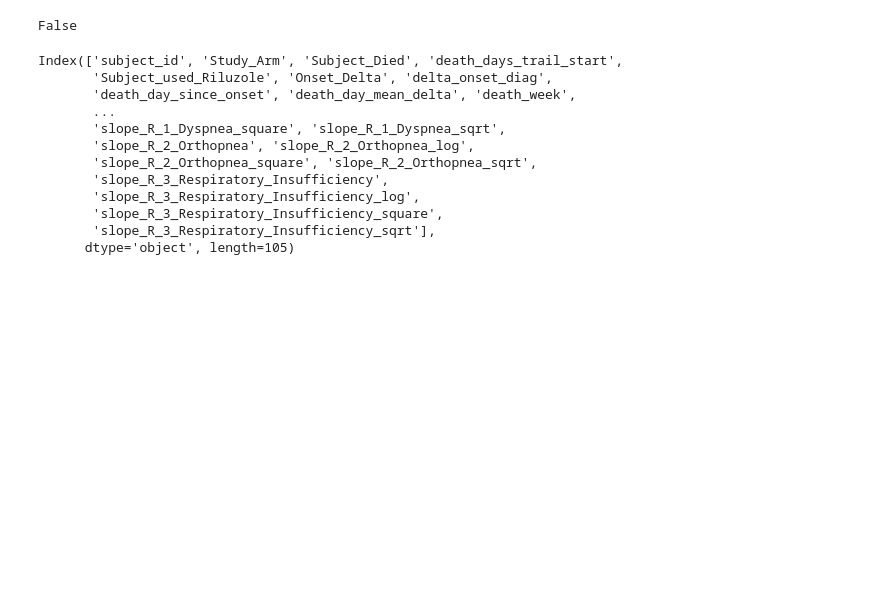
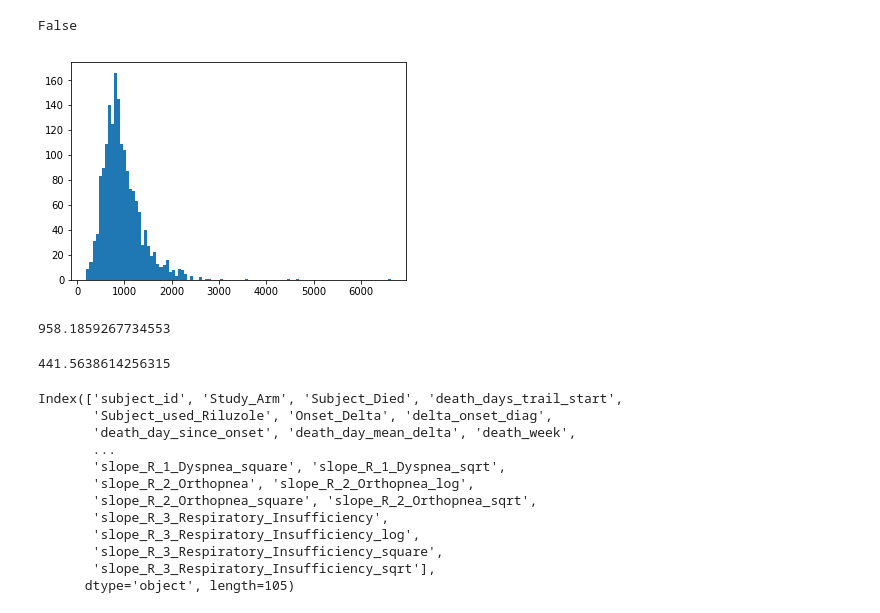
Before and after one commit to ttompk/als, a Jupyter notebook: model.ipynb, the cells around one changed output. Drawn from its saved outputs; the diff is of its cells as text; code cells hidden in the pictures; blank space fills up the shorter version.

```diff
--- a/model.ipynb
+++ b/model.ipynb
@@ -945,6 +945,19 @@ dtype: int64
 df['Study_Arm'].dtype!='O'
 # %% [output]
 False
+# %%
+plt.hist(df['death_day_since_onset'], bins=100)
+plt.show()
+# %% [output]
+[figure, added]
+# %%
+df['death_day_since_onset'].mean()
+# %% [output]
+958.1859267734553
+# %%
+df['death_day_since_onset'].std()
+# %% [output]
+441.5638614256315
 # %%
 df.columns
 # %% [output]
```
Also changed, not shown: parts of 1 cell of this notebook, 4 other files.
